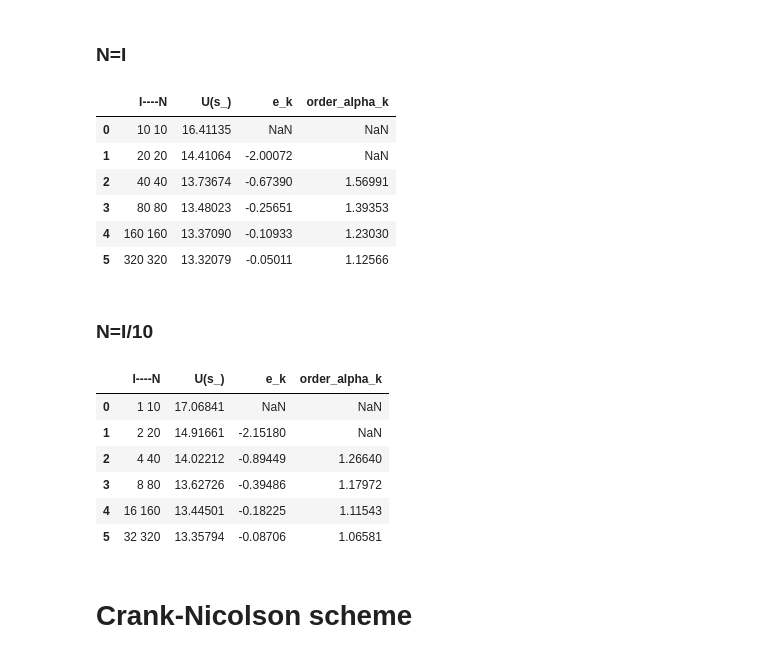
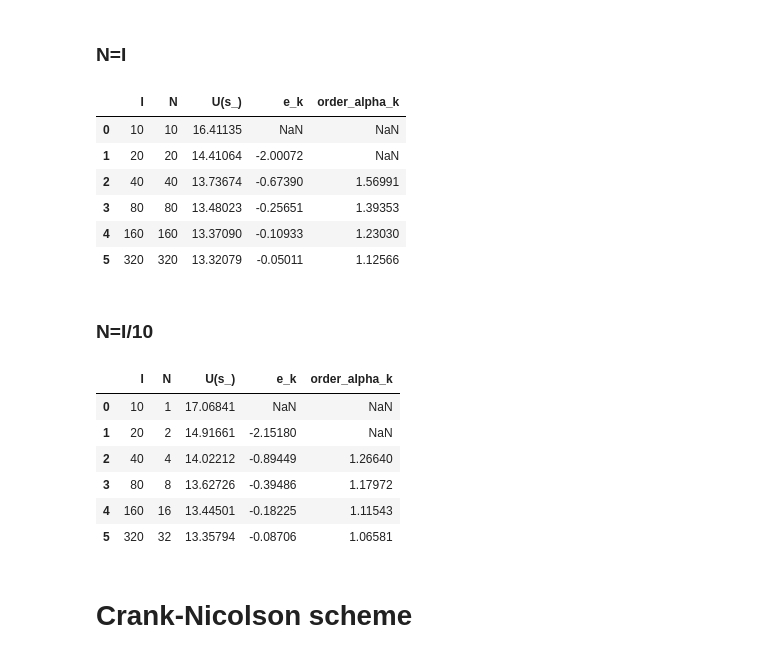
Before and after one commit to SHAO-Nuoya/EDP-in-Finance, a Jupyter notebook: TP1.ipynb, the cells around one changed output. Drawn from its saved outputs; the diff is of its cells as text; code cells hidden in the pictures.

```diff
--- a/TP1.ipynb
+++ b/TP1.ipynb
@@ -231,7 +231,7 @@ When N = 10, I = 10, PI approximation = 8.792522992351646
 ## e) Numerical order of the scheme
 # %%
 def dic() -> dict:
-    dic = {'I----N': [], 'U(s_)': [], 'e_k': [], 'order_alpha_k': []}
+    dic = {'I': [], 'N': [], 'U(s_)': [], 'e_k': [], 'order_alpha_k': []}
     return dic
 
 
@@ -253,7 +253,8 @@ for i in range(len(values)):
     bs = BS(N=N, I=I)
     U_s = P1(s_, bs, 'EE')
     hs.append(bs.h)
-    dictionary['I----N'].append('{} {}'.format(N, I))
+    dictionary['I'].append(I)
+    dictionary['N'].append(N)
     dictionary['U(s_)'].append(U_s)
     if i > 0:
         dictionary['e_k'].append(dictionary['U(s_)'][i] -
@@ -290,7 +291,8 @@ for i in range(len(Is)):
     bs = BS(N=N, I=I)
     U_s = P1(s_, bs, 'EE')
     hs.append(bs.h)
-    dictionary['I----N'].append('{} {}'.format(N, I))
+    dictionary['I'].append(I)
+    dictionary['N'].append(N)
     dictionary['U(s_)'].append(U_s)
     if i > 0:
         dictionary['e_k'].append(dictionary['U(s_)'][i] -
@@ -335,38 +337,39 @@ We see clearly that with the IE scheme there is no more stability problems
 # %%
 values = [10, 20, 40, 80, 160, 320]
 s_ = 80
 hs = []
 
 dictionary = dic()
 dictionary['e_k'].append(None)
 dictionary['order_alpha_k'].extend([None, None])
 
 for i in range(len(values)):
     N = I = values[i]
     bs = BS(N=N, I=I)
     U_s = P1(s_, bs, 'IE')
     hs.append(bs.h)
-    dictionary['I----N'].append('{} {}'.format(N, I))
+    dictionary['I'].append(I)
+    dictionary['N'].append(N)
     dictionary['U(s_)'].append(U_s)
     if i > 0:
         dictionary['e_k'].append(dictionary['U(s_)'][i] -
                                  dictionary['U(s_)'][i - 1])
     if i > 1:
         e_k_1, e_k = dictionary['e_k'][i - 1:i + 1]
         h_k_1, h_k = hs[i - 1:i + 1]
         dictionary['order_alpha_k'].append(
             get_order_alpha(e_k_1, e_k, h_k_1, h_k))
 
 df = pd.DataFrame.from_dict(dictionary)
 df.round(5)
 # %% [output]
-|  | I----N | U(s_) | e_k | order_alpha_k |
-| 0 | 10 10 | 16.41135 | NaN | NaN |
-| 1 | 20 20 | 14.41064 | -2.00072 | NaN |
-| 2 | 40 40 | 13.73674 | -0.67390 | 1.56991 |
-| 3 | 80 80 | 13.48023 | -0.25651 | 1.39353 |
-| 4 | 160 160 | 13.37090 | -0.10933 | 1.23030 |
-| 5 | 320 320 | 13.32079 | -0.05011 | 1.12566 |
+|  | I | N | U(s_) | e_k | order_alpha_k |
+| 0 | 10 | 10 | 16.41135 | NaN | NaN |
+| 1 | 20 | 20 | 14.41064 | -2.00072 | NaN |
+| 2 | 40 | 40 | 13.73674 | -0.67390 | 1.56991 |
+| 3 | 80 | 80 | 13.48023 | -0.25651 | 1.39353 |
+| 4 | 160 | 160 | 13.37090 | -0.10933 | 1.23030 |
+| 5 | 320 | 320 | 13.32079 | -0.05011 | 1.12566 |
 # %% [markdown]
 ### N=I/10
 # %%
@@ -384,7 +387,8 @@ for i in range(len(Is)):
     bs = BS(N=N, I=I)
     U_s = P1(s_, bs, 'IE')
     hs.append(bs.h)
-    dictionary['I----N'].append('{} {}'.format(N, I))
+    dictionary['I'].append(I)
+    dictionary['N'].append(N)
     dictionary['U(s_)'].append(U_s)
     if i > 0:
         dictionary['e_k'].append(dictionary['U(s_)'][i] -
@@ -398,13 +402,13 @@ for i in range(len(Is)):
 df = pd.DataFrame.from_dict(dictionary)
 df.round(5)
 # %% [output]
-|  | I----N | U(s_) | e_k | order_alpha_k |
-| 0 | 1 10 | 17.06841 | NaN | NaN |
-| 1 | 2 20 | 14.91661 | -2.15180 | NaN |
-| 2 | 4 40 | 14.02212 | -0.89449 | 1.26640 |
-| 3 | 8 80 | 13.62726 | -0.39486 | 1.17972 |
-| 4 | 16 160 | 13.44501 | -0.18225 | 1.11543 |
-| 5 | 32 320 | 13.35794 | -0.08706 | 1.06581 |
+|  | I | N | U(s_) | e_k | order_alpha_k |
+| 0 | 10 | 1 | 17.06841 | NaN | NaN |
+| 1 | 20 | 2 | 14.91661 | -2.15180 | NaN |
+| 2 | 40 | 4 | 14.02212 | -0.89449 | 1.26640 |
+| 3 | 80 | 8 | 13.62726 | -0.39486 | 1.17972 |
+| 4 | 160 | 16 | 13.44501 | -0.18225 | 1.11543 |
+| 5 | 320 | 32 | 13.35794 | -0.08706 | 1.06581 |
 # %% [markdown]
 # Crank-Nicolson scheme
 # %% [markdown]
```
Also changed, not shown: parts of 10 cells of this notebook.
